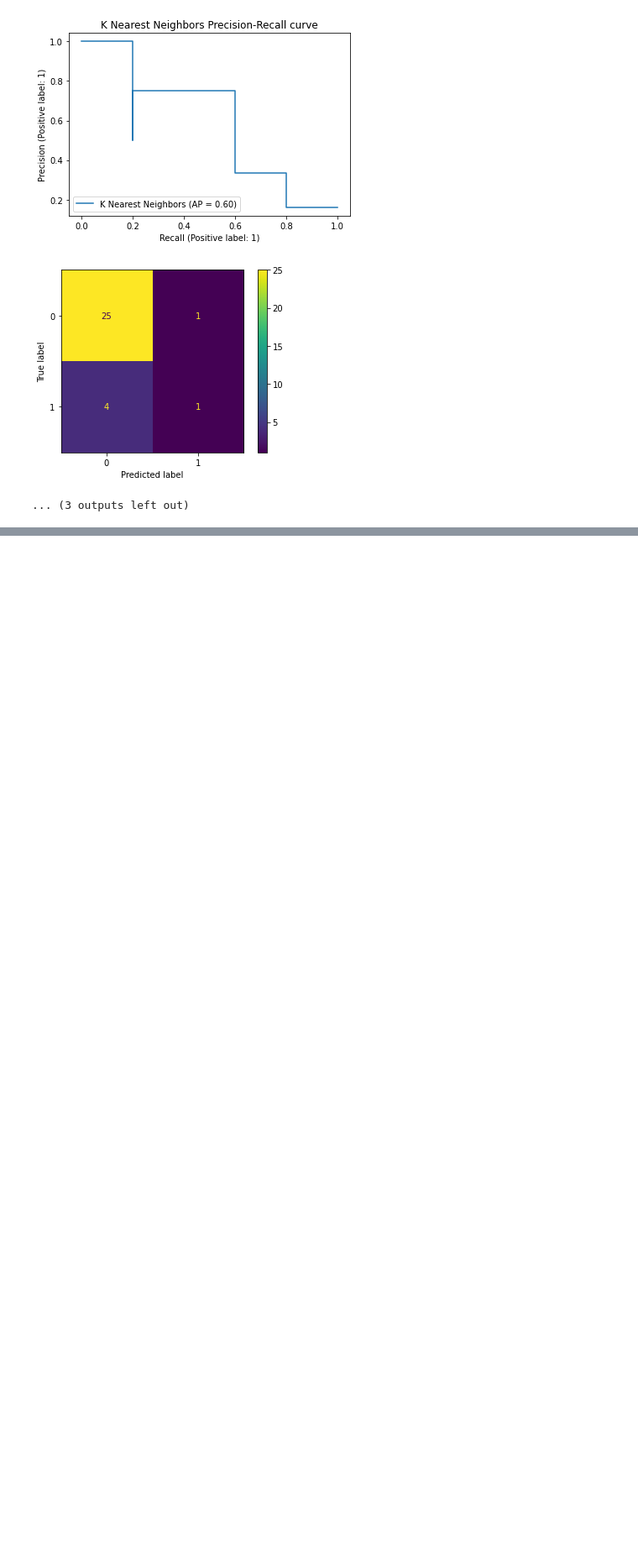
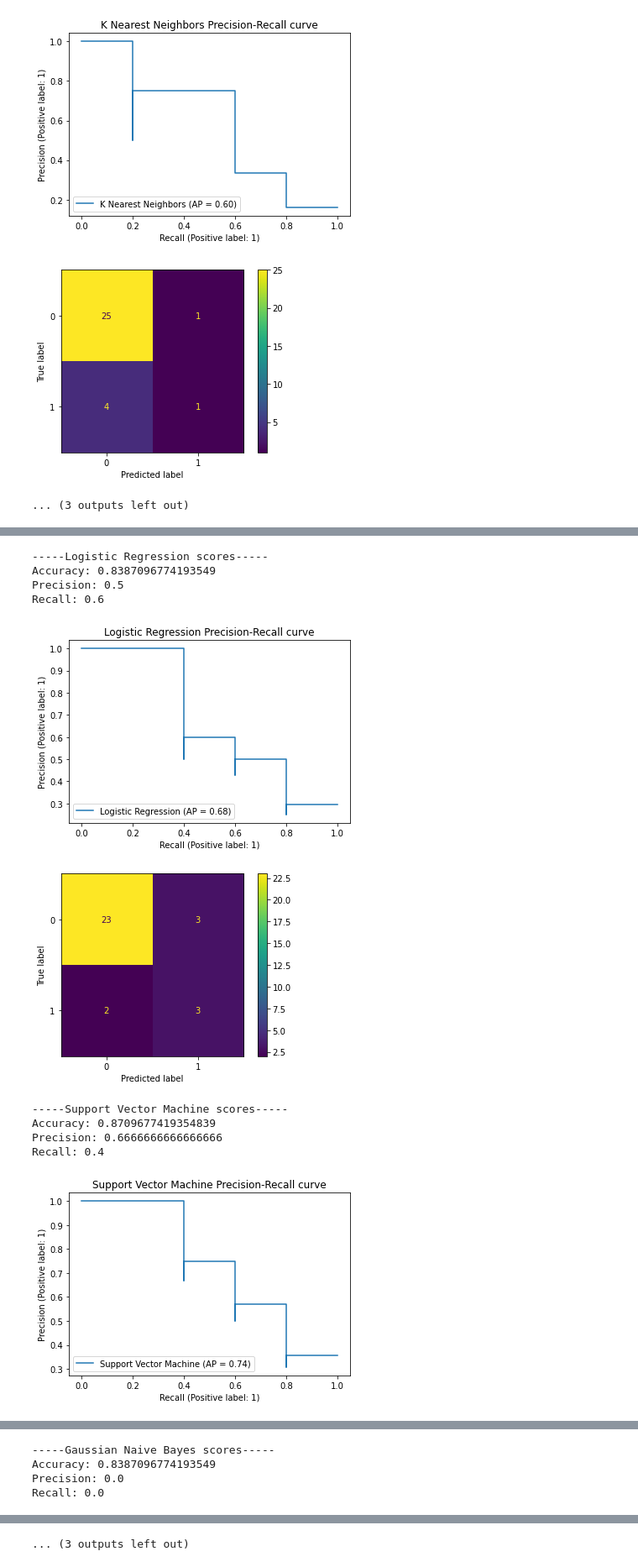
Before and after one commit to Nazarshia2889/Precision-Recall-Adversarial-Network, a Jupyter notebook: src/pran_model/pranexperiment.ipynb, the cells around one changed output, grey strips where cells are left out. Shown at 84% size. Cells and saved outputs as stored; diff of their text form; code cells hidden in the pictures; blank space fills up the shorter version.

```diff
--- a/src/pran_model/pranexperiment.ipynb
+++ b/src/pran_model/pranexperiment.ipynb
@@ -267,3 +278,17 @@ Recall: 0.6
 [figure]
 [figure]
 ... (3 outputs left out)
+# %%
+testAllModels(X_train_generated, y_train_generated, X_test, y_test)
+# %% [output]
+-----Logistic Regression scores-----
+Accuracy: 0.8387096774193549
+Precision: 0.5
+Recall: 0.6
+[figure, added]
+[figure, added]
+-----Support Vector Machine scores-----
+Accuracy: 0.8709677419354839
+Precision: 0.6666666666666666
+Recall: 0.4
+[figure, added]
@@ -269,0 +296,4 @@ Recall: 0.6
+-----Gaussian Naive Bayes scores-----
+Accuracy: 0.8387096774193549
+Precision: 0.0
+Recall: 0.0
@@ -269,0 +308 @@ Recall: 0.6
+... (3 outputs left out)
```
Also changed, not shown: parts of 10 cells of this notebook, 4 other files.
